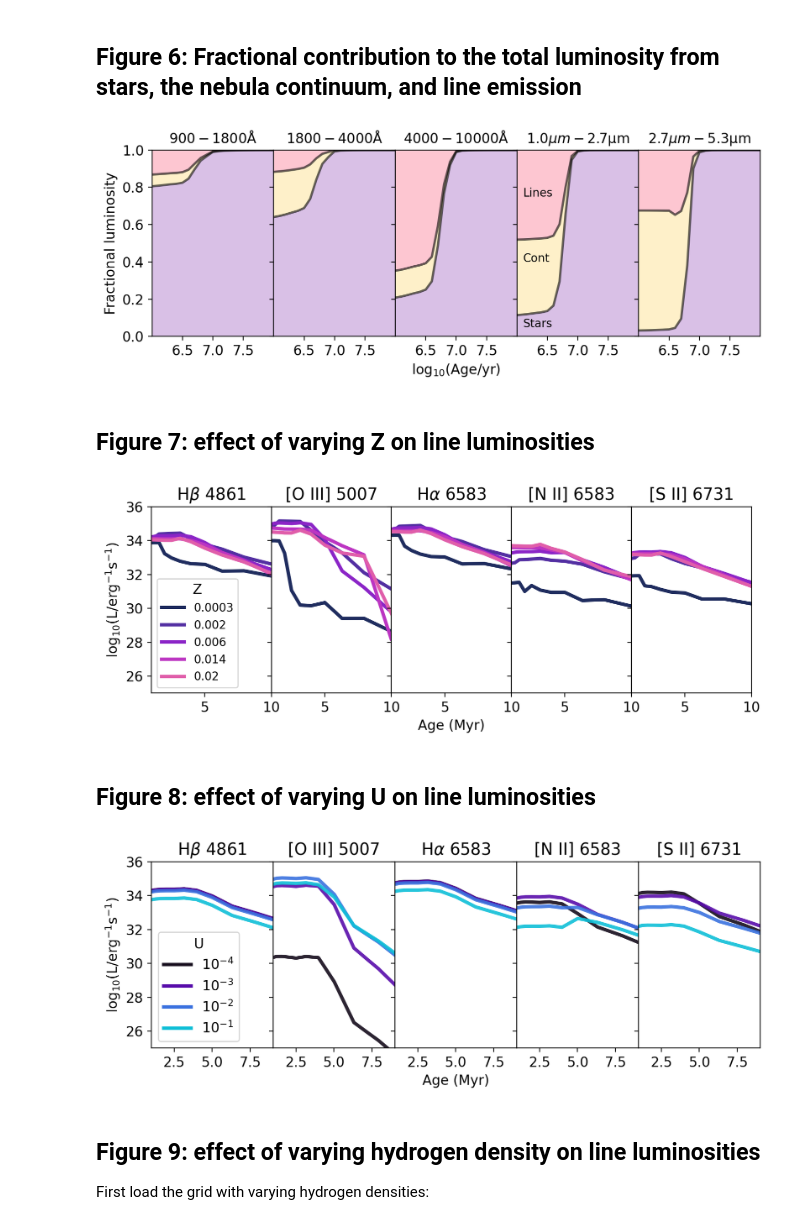
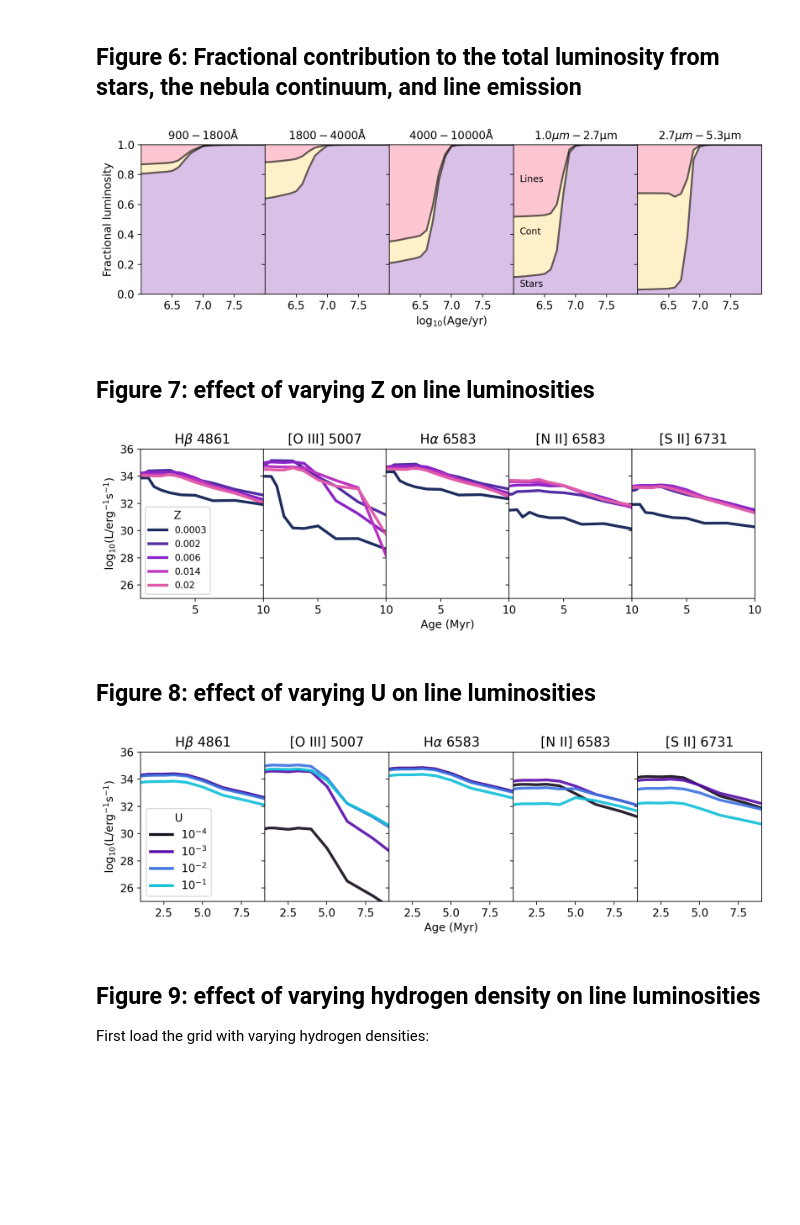
Before and after one commit to sophie-newman/cloudy-maraston, a Jupyter notebook: notebooks/notebook1_explore_maraston_grids.ipynb, the cells around one changed output. Drawn from its saved outputs; the diff is of its cells as text; code cells hidden in the pictures; blank space fills up the shorter version.

Commit message:
adjust plots

```diff
--- a/notebooks/notebook1_explore_maraston_grids.ipynb
+++ b/notebooks/notebook1_explore_maraston_grids.ipynb
@@ -158,13 +158,14 @@ grid_point = grid.get_grid_point(ages=age, metallicities=Z)
 fig, ax = plt.subplots(figsize=(10,3))
 
 spectra_ids = ["nebular", "nebular_continuum", "transmitted", "incident", "total" ]
+spectra_id_labels = ["nebular", "nebular continuum", "transmitted", "incident", "total" ]
 colors = ["#feda75", "#fa7e1e", "#d62976", "#962fbf", "#4f5bd5"]
 
 for i, spectra_id in enumerate(spectra_ids):
     # get Sed object
     sed = grid.get_spectra(grid_point, spectra_id=spectra_id)
     plt.plot(
-        sed.lam, np.log10(sed.lnu), lw=1.5, label=spectra_id, color=colors[i]
+        sed.lam, np.log10(sed.lnu), lw=1.5, label=spectra_id_labels[i], color=colors[i]
     )
 
 
@@ -178,7 +179,7 @@ for i in np.arange(len(line_wave)):
     plt.text(x=xpos, y=23.25, s=text, ha='center', va='center',rotation='vertical', backgroundcolor='white', fontsize = 8) #backgroundcolor='white'
 
 
-plt.legend(fontsize=10, labelspacing=0.0, loc='upper right', bbox_to_anchor=(1.25, 0.7) )
+plt.legend(fontsize=10, labelspacing=0.0, loc='upper right', bbox_to_anchor=(1.25, 0.7), frameon=False)
 plt.xlabel(r"$\lambda/\AA$")
 plt.ylabel(r"$\rm log_{10}(L_{\nu}/erg\ s^{-1}\ Hz^{-1} M_{\odot}^{-1})$")
 
@@ -369,7 +370,7 @@ plt.savefig('/home/sophienewman/Pictures/plots/paper1/continuum_u.png', dpi=300,
 # %% [markdown]
 ## Figure 6: Fractional contribution to the total luminosity from stars, the nebula continuum, and line emission
 # %%
-fig, axes = plt.subplots(1, 5, figsize=(8, 3), sharex=True, sharey=True)
+fig, axes = plt.subplots(1, 5, figsize=(10, 3), sharex=True, sharey=True)
 
 U = 0.01
 Z = 0.014
@@ -428,40 +429,40 @@ for ix, ax in enumerate(axes) :
 
 axes[0].set_ylabel('Fractional luminosity')
 axes[2].set_xlabel(r"log$_{10}$(Age/yr)")
 
 # Label contributions
 axes[3].text(6.1, 0.05, 'Stars', fontsize=10) # was at x=3.5
 axes[3].text(6.1, 0.4, 'Cont', fontsize=10)
 axes[3].text(6.1, 0.75, 'Lines', fontsize=10)
 
 # Label wavelength ranges
 wav_x = 3.1
 wav_y = 0.06
 axes[0].set_title(r'$900-1800 \rm \AA$', size=12)
 axes[1].set_title(r'$1800-4000 \rm \AA$', size=12)
 axes[2].set_title(r'$4000-10000 \rm \AA$', size=12)
 axes[3].set_title(r'$1.0\mu m-2.7\rm \mu m$', size=12)
 axes[4].set_title(r'$2.7\mu m-5.3\rm \mu m$', size=12)
 
 #axes[0].text(3.2, 0.05, r'$Z\odot$')
 
 
 plt.ylim(bottom=0, top=1)
 plt.xlim(left=6, right=8)
 plt.xticks([6.5,7,7.5])
 
 plt.tight_layout(pad=0)  # Set padding between subplots to zero
 plt.subplots_adjust(wspace=0)
 
 plt.savefig('/home/sophienewman/Pictures/plots/paper1/fractions.png', dpi=300, bbox_inches='tight')
 # %% [output]
-[figure, old version]
+[figure, new version]
 # %% [markdown]
 ## Figure 7: effect of varying Z on line luminosities
 # %%
 colors = cmr.take_cmap_colors('cmr.bubblegum', len(grid_u.metallicities), cmap_range=(0.1, 0.7), return_fmt='hex')
 
-fig, axes = plt.subplots(1, 5, figsize=(8, 3), sharey=True)  # 1 row, 5 columns
+fig, axes = plt.subplots(1, 5, figsize=(10, 3), sharey=True)  # 1 row, 5 columns
 
 line_ids = ['H 1 4861.32A', 'O 3 5006.84A', 'H 1 6562.80A',  'N 2 6583.45A', 'S 2 6730.82A']
 line_label = [r'H$\beta$ 4861', '[O III] 5007', r'H$\alpha$ 6583', '[N II] 6583', '[S II] 6731']
@@ -485,7 +486,7 @@ for line, ax in enumerate(axes):
             wanted_line = grid_u.get_line(grid_point, line_ids[line])
             line_lum.append( wanted_line.luminosity )
 
-        ax.plot(ages/1e6, np.log10(line_lum), c=colors[iZ], label=Z, lw=3)
+        ax.plot(grid_u.ages/1e6, np.log10(line_lum), c=colors[iZ], label=Z, lw=3)
         ax.set_ylim(bottom=25, top=36)
         ax.set_xlim(left=1, right=10)
         #ax.set_xticks([2, 5, 9])
@@ -511,13 +512,13 @@ plt.subplots_adjust(wspace=0)
 
 plt.savefig('/home/sophienewman/Pictures/plots/paper1/line_lums_z.png', dpi=300, bbox_inches='tight')
 # %% [output]
-[figure, old version]
+[figure, new version]
 # %% [markdown]
 ## Figure 8: effect of varying U on line luminosities
 # %%
 colors = cmr.take_cmap_colors('cmr.cosmic', len(grid_u.ionisation_parameter), return_fmt='hex', cmap_range=(0.1, 0.8)) #cmap_range=(0.5, 1.0)
 
-fig, axes = plt.subplots(1, 5, figsize=(8, 3), sharey=True)  # 1 row, 5 columns
+fig, axes = plt.subplots(1, 5, figsize=(10, 3), sharey=True)  # 1 row, 5 columns
 
 line_ids = ['H 1 4861.32A', 'O 3 5006.84A', 'H 1 6562.80A',  'N 2 6583.45A', 'S 2 6730.82A']
 line_label = [r'H$\beta$ 4861', '[O III] 5007', r'H$\alpha$ 6583', '[N II] 6583', '[S II] 6731']
@@ -541,7 +542,7 @@ for line, ax in enumerate(axes):
             wanted_line = grid_u.get_line(grid_point, line_ids[line])
             line_lum.append( wanted_line.luminosity )
 
-        ax.plot(ages/1e6, np.log10(line_lum), c=colors[iU], label=Z, lw=3, alpha=0.9)
+        ax.plot(grid_u.ages/1e6, np.log10(line_lum), c=colors[iU], label=Z, lw=3, alpha=0.9)
         ax.set_xlim(left=1, right=9)
         ax.set_ylim(top=36, bottom=25)
 
@@ -549,10 +550,10 @@ plt.tight_layout()
 axes[0].set_ylabel(r'$\rm log_{10}(L/erg^{-1} s^{-1})$')
 axes[2].set_xlabel(r"Age (Myr)")
 
-legend_elements = [Line2D([0, 1], [0, 1], linestyle='-', lw=3, color=colors[0], label=f"$10^{{{int(np.log10(ionisation_parameters[0]))}}}$"),
-                   Line2D([0, 1], [0, 1], linestyle='-', lw=3, color=colors[1], label=f"$10^{{{int(np.log10(ionisation_parameters[1]))}}}$"),
-                   Line2D([0, 1], [0, 1], linestyle='-', lw=3, color=colors[2], label=f"$10^{{{int(np.log10(ionisation_parameters[2]))}}}$"),
-                   Line2D([0, 1], [0, 1], linestyle='-', lw=3, color=colors[3], label=f"$10^{{{int(np.log10(ionisation_parameters[3]))}}}$")
+legend_elements = [Line2D([0, 1], [0, 1], linestyle='-', lw=3, color=colors[0], label=f"$10^{{{int(np.log10(grid_u.ionisation_parameter[0]))}}}$"),
+                   Line2D([0, 1], [0, 1], linestyle='-', lw=3, color=colors[1], label=f"$10^{{{int(np.log10(grid_u.ionisation_parameter[1]))}}}$"),
+                   Line2D([0, 1], [0, 1], linestyle='-', lw=3, color=colors[2], label=f"$10^{{{int(np.log10(grid_u.ionisation_parameter[2]))}}}$"),
+                   Line2D([0, 1], [0, 1], linestyle='-', lw=3, color=colors[3], label=f"$10^{{{int(np.log10(grid_u.ionisation_parameter[3]))}}}$")
 ]
 
 
@@ -565,7 +566,7 @@ plt.subplots_adjust(wspace=0)
 
 plt.savefig('/home/sophienewman/Pictures/plots/paper1/line_lums_u.png', dpi=300, bbox_inches='tight')
 # %% [output]
-[figure, old version]
+[figure, new version]
 # %% [markdown]
 ## Figure 9: effect of varying hydrogen density on line luminosities
 
```
Also changed, not shown: parts of 3 cells of this notebook, 3 other files.
